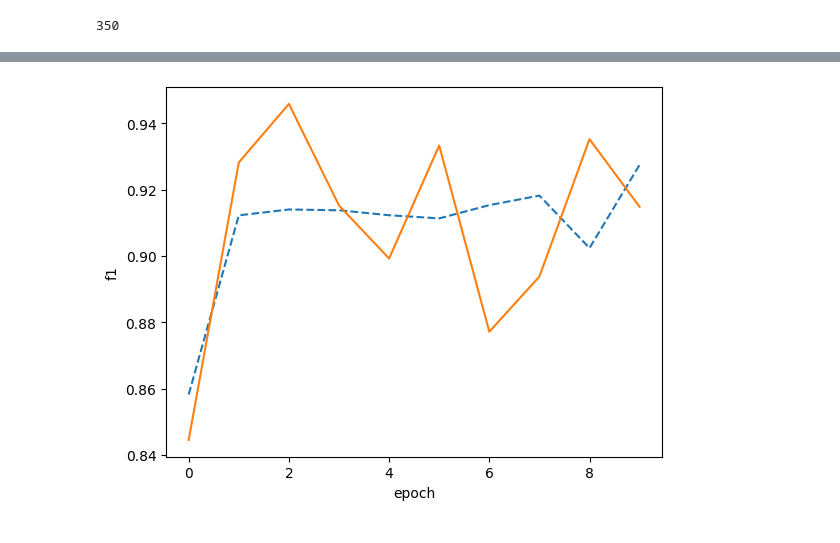
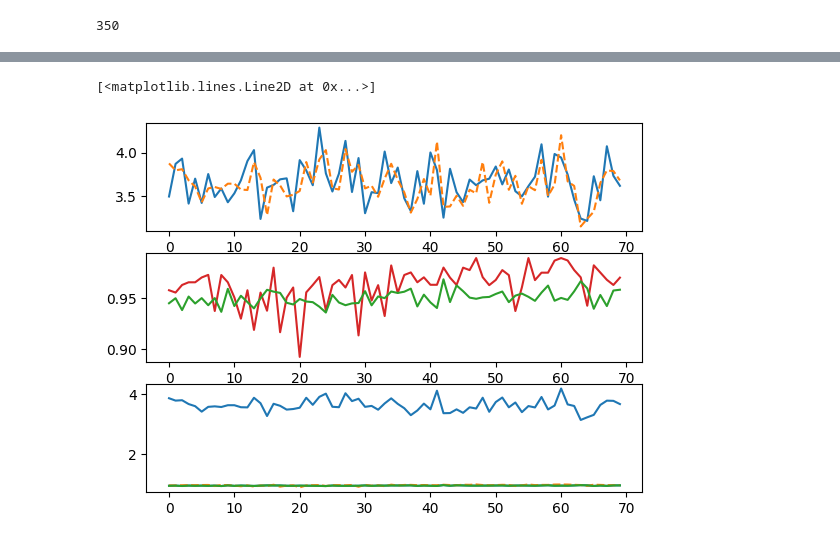
Before and after one commit to bhaba-ranjan/drug-discovery-ANN, a Jupyter notebook: discovery-ann.ipynb, the cells around one changed output, grey strips where cells are left out. Saved outputs shown, nothing was run; the diff lists cells and outputs as text; code cells hidden in the pictures.

```diff
--- a/discovery-ann.ipynb
+++ b/discovery-ann.ipynb
@@ -124,8 +103,9 @@ training_split.shape[-1]
 # %%
 model = tf.keras.Sequential([
     tf.keras.Input(shape=(training_split.shape[-1],)),
-    tf.keras.layers.Dropout(0.8),
-    tf.keras.layers.Dense(26,activation='relu',kernel_regularizer= tf.keras.regularizers.L1(0.01)),
+    tf.keras.layers.Dropout(0.85),
+    tf.keras.layers.Dense(10,activation='relu', kernel_regularizer= tf.keras.regularizers.L1(.01)),
+    tf.keras.layers.Dropout(0.2),
     tf.keras.layers.Dense(1, activation='sigmoid')
 ])
 # %%
@@ -143,6 +123,6 @@ METRICS = [
 
 model.compile(loss=tf.keras.losses.BinaryCrossentropy(from_logits=True), optimizer='adam', metrics=METRICS)
 # %%
-num_epochs = 10
+num_epochs = 70
 history = model.fit(training_split, train_result, epochs=num_epochs, validation_data=(test_split, test_result))
 # %% [output]
@@ -297,16 +207,28 @@ plt.show()
 # %%
-ptest = np.array(history.history['precision']).reshape(len(history.history['loss']),1)
-ptrain= np.array(history.history['recall']).reshape(len(history.history['loss']),1)
-j = 2 * ptrain * ptest / (ptrain+ptest)
+fig, (ax1,ax2, ax3) = plt.subplots(3,1)
+testloss = np.array(history.history['val_loss']).reshape(len(history.history['val_loss']),1)
+trainloss = np.array(history.history['loss']).reshape(len(history.history['loss']),1)
 
-ptest = np.array(history.history['val_precision']).reshape(len(history.history['loss']),1)
-ptrain= np.array(history.history['val_recall']).reshape(len(history.history['loss']),1)
-k = 2 * ptrain * ptest / (ptrain+ptest)
-plt.plot(j, '--')
-plt.plot(k,'-')
-plt.ylabel('f1')
-plt.xlabel('epoch')
-# plt.legend(['train', 'val'], loc='upper left')
-plt.show()
+ax1.plot(history.epoch, testloss, '-')
+ax1.plot(history.epoch, trainloss, '--')
+# ax1.ylabel('loss')
+# ax1.xlabel('epoch')
+
+train_precision = np.array(history.history['precision']).reshape(len(history.history['loss']),1)
+train_recall= np.array(history.history['recall']).reshape(len(history.history['loss']),1)
+j =( 2 * train_precision * train_recall) / (train_precision+train_recall)
+
+test_precission = np.array(history.history['val_precision']).reshape(len(history.history['loss']),1)
+test_recall = np.array(history.history['val_recall']).reshape(len(history.history['loss']),1)
+k = (2 * test_precission * test_recall )/ (test_precission+test_recall)
+plt.plot(history.epoch,j, '-')
+plt.plot(k,'--')
+
+ax2.plot(history.epoch, k, 'tab:red')
+ax2.plot(history.epoch, j, 'tab:green')
+
+ax3.plot(history.epoch, j)
+ax3.plot(trainloss,'tab:blue')
 # %% [output]
+[<matplotlib.lines.Line2D at 0x...>]
-[figure, old version]
+[figure, new version]
```
Also changed, not shown: parts of 19 cells of this notebook.
